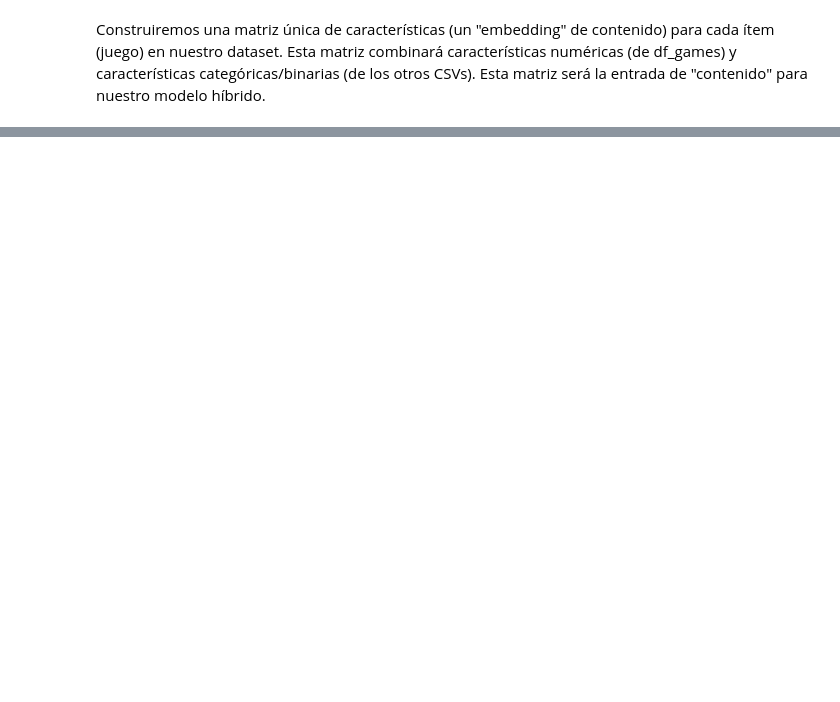
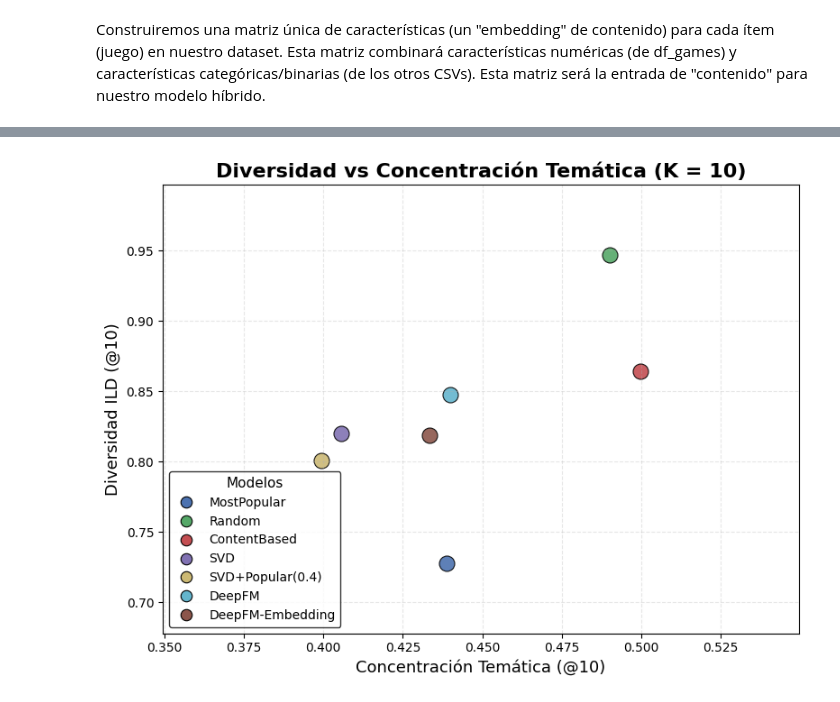
Before and after one commit to elruko/proyecto_RecSys, a Jupyter notebook: main.ipynb, the cells around one changed output, grey strips where cells are left out. Drawn from its saved outputs; the diff is of its cells as text; code cells hidden in the pictures; blank space fills up the shorter version.

```diff
--- a/main.ipynb
+++ b/main.ipynb
@@ -2367,0 +2171,69 @@ metrics_deepfm_hybrid = precision_recall_ndcg_map_mrr_at_k(
+# %%
+import matplotlib.pyplot as plt
+
+models = list(results.keys())
+
+ild_vals   = [results[m].get("IntraListDiversity@K", 0) for m in models]
+conc_vals  = [results[m].get("ThemeConcentration@K", 0) for m in models]
+
+colors = {
+    "MostPopular":      "#4C72B0",
+    "Random":           "#55A868",
+    "ContentBased":     "#C44E52",
+    "SVD":              "#8172B3",
+    "SVD+Popular(0.4)": "#CCB974",
+    "DeepFM":           "#64B5CD",
+    "DeepFM-Embedding": "#8C564B",
+}
+
+plt.figure(figsize=(8,6))
+
+for m in models:
+    plt.scatter(
+        conc_vals[models.index(m)],
+        ild_vals[models.index(m)],
+        s=150,
+        color=colors[m],
+        edgecolor="black",
+        linewidth=0.8,
+        alpha=0.9
+    )
+
+plt.xlabel("Concentración Temática (@10)", fontsize=13)
+plt.ylabel("Diversidad ILD (@10)", fontsize=13)
+plt.title("Diversidad vs Concentración Temática (K = 10)", fontsize=16, weight="bold")
+
+plt.grid(alpha=0.3, linestyle="--")
+
+plt.xlim(
+    max(0, min(conc_vals) - 0.05),
+    min(1, max(conc_vals) + 0.05)
+)
+plt.ylim(
+    max(0, min(ild_vals) - 0.05),
+    min(1, max(ild_vals) + 0.05)
+)
+
+legend_elements = [
+    plt.Line2D([0], [0], marker="o", linestyle="", color=colors[m],
+               label=m, markersize=9,
+               markeredgecolor="black", markeredgewidth=0.8)
+    for m in models
+]
+
+plt.legend(
+    handles=legend_elements,
+    title="Modelos",
+    fontsize=10,
+    title_fontsize=11,
+    loc="lower left",
+    frameon=True,
+    facecolor="white",
+    edgecolor="black"
+)
+
+plt.tight_layout()
+plt.savefig("figs/metricas/diversity_scatter_ranges.png", dpi=300)
+plt.show()
+# %% [output]
+[figure, added]
```
Also changed, not shown: parts of 28 cells of this notebook, 7 other files.
